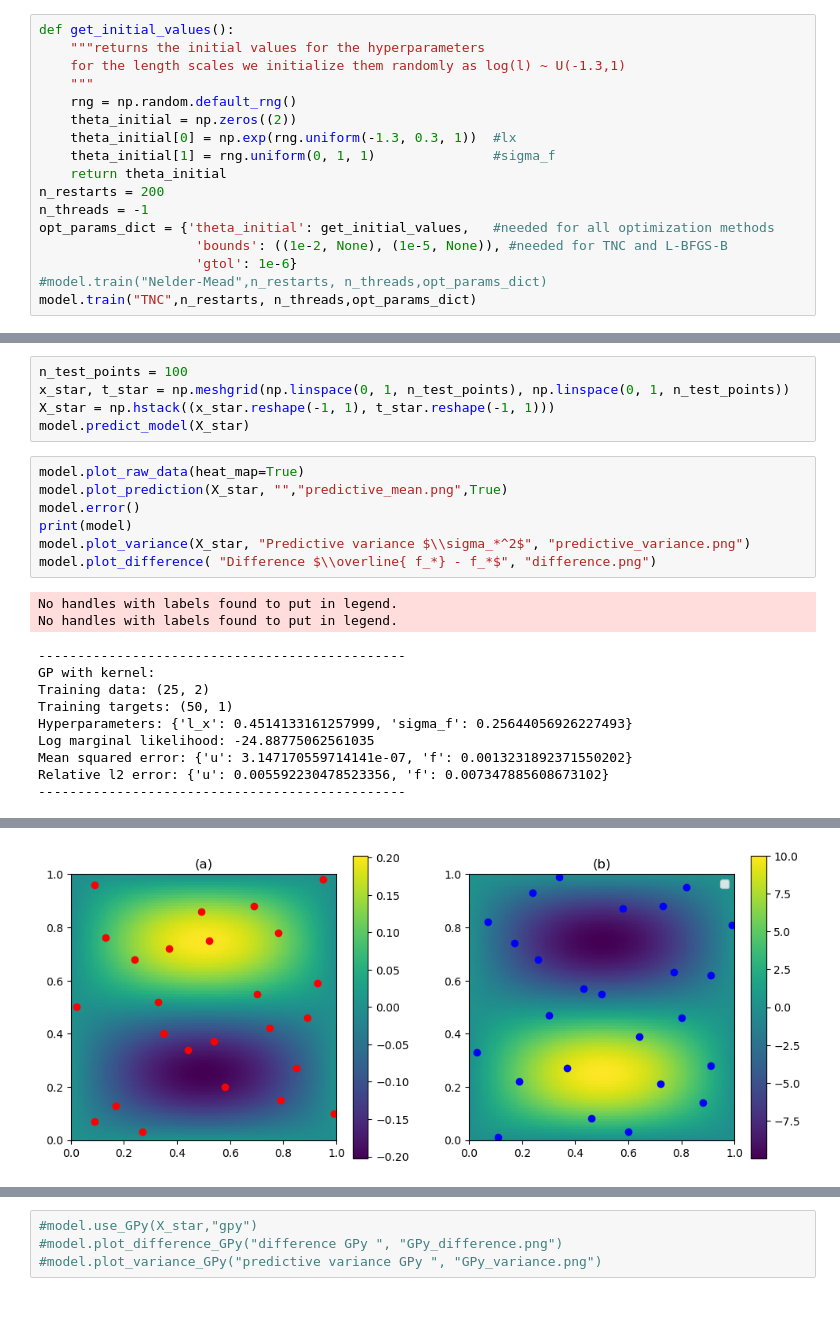
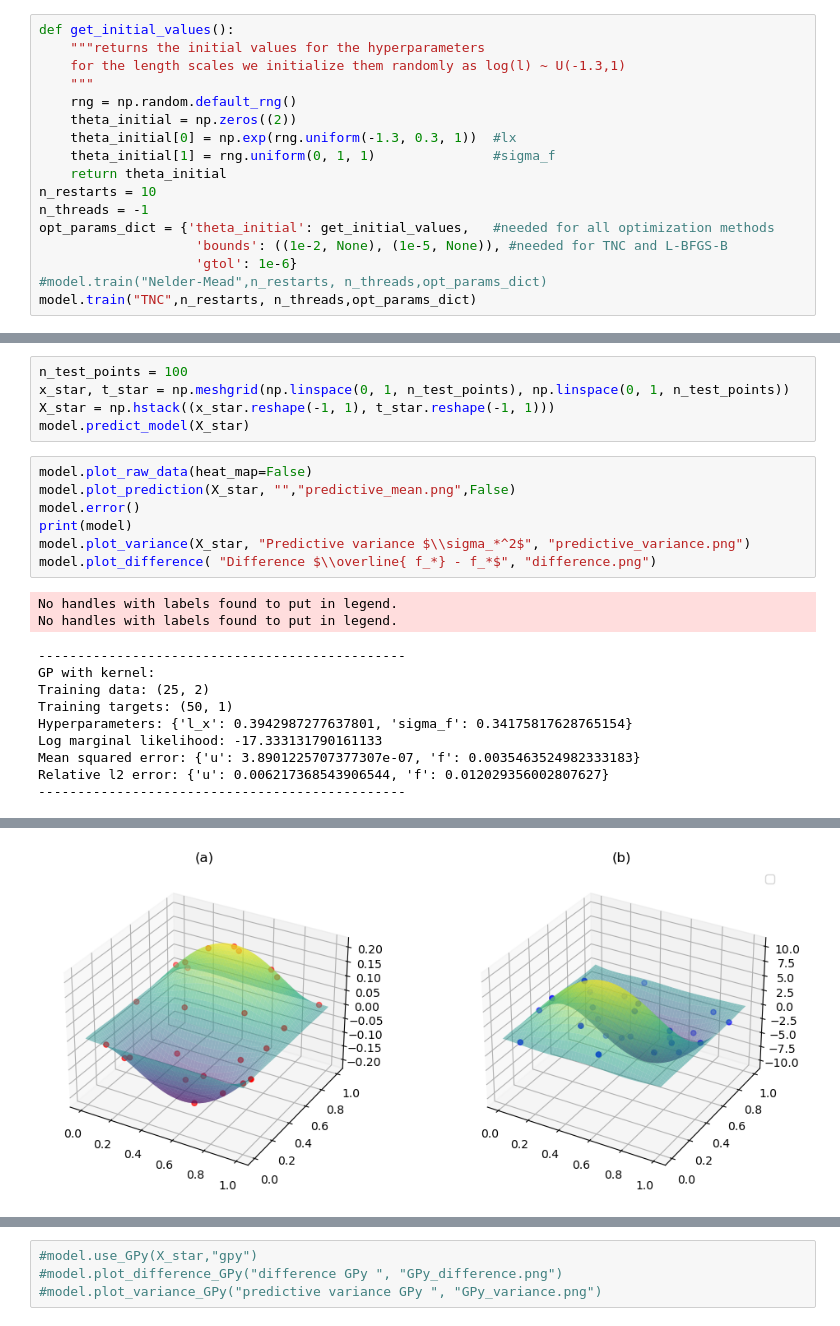
Before and after one commit to TobiLeitgeb/Code_bac, a Jupyter notebook: final_examples/poisson/poisson_equation.ipynb, the cells around one changed output, grey strips where cells are left out. Drawn from its saved outputs; the diff is of its cells as text.

```diff
--- a/final_examples/poisson/poisson_equation.ipynb
+++ b/final_examples/poisson/poisson_equation.ipynb
@@ -27,7 +27,7 @@ def get_initial_values():
     theta_initial[0] = np.exp(rng.uniform(-1.3, 0.3, 1))  #lx
     theta_initial[1] = rng.uniform(0, 1, 1)               #sigma_f
     return theta_initial
-n_restarts = 200
+n_restarts = 10
 n_threads = -1
 opt_params_dict = {'theta_initial': get_initial_values,   #needed for all optimization methods
                     'bounds': ((1e-2, None), (1e-5, None)), #needed for TNC and L-BFGS-B
@@ -49,8 +49,8 @@ x_star, t_star = np.meshgrid(np.linspace(0, 1, n_test_points), np.linspace(0, 1,
 X_star = np.hstack((x_star.reshape(-1, 1), t_star.reshape(-1, 1)))
 model.predict_model(X_star)
 # %%
-model.plot_raw_data(heat_map=True)
-model.plot_prediction(X_star, "","predictive_mean.png",True)
+model.plot_raw_data(heat_map=False)
+model.plot_prediction(X_star, "","predictive_mean.png",False)
 model.error()
 print(model)
 model.plot_variance(X_star, "Predictive variance $\\sigma_*^2$", "predictive_variance.png")
@@ -62,8 +62,8 @@ No handles with labels found to put in legend.
 GP with kernel:
 Training data: (25, 2)
 Training targets: (50, 1)
-Hyperparameters: {'l_x': 0.4514133161257999, 'sigma_f': 0.25644056926227493}
-Log marginal likelihood: -24.88775062561035
-Mean squared error: {'u': 3.147170559714141e-07, 'f': 0.0013231892371550202}
-Relative l2 error: {'u': 0.005592230478523356, 'f': 0.007347885608673102}
+Hyperparameters: {'l_x': 0.3942987277637801, 'sigma_f': 0.34175817628765154}
+Log marginal likelihood: -17.333131790161133
+Mean squared error: {'u': 3.8901225707377307e-07, 'f': 0.0035463524982333183}
+Relative l2 error: {'u': 0.006217368543906544, 'f': 0.012029356002807627}
 -----------------------------------------------
@@ -71 +71 @@ Relative l2 error: {'u': 0.005592230478523356, 'f': 0.007347885608673102}
-[figure, old version]
+[figure, new version]
```
Also changed, not shown: parts of 3 cells of this notebook, 12 other files.
